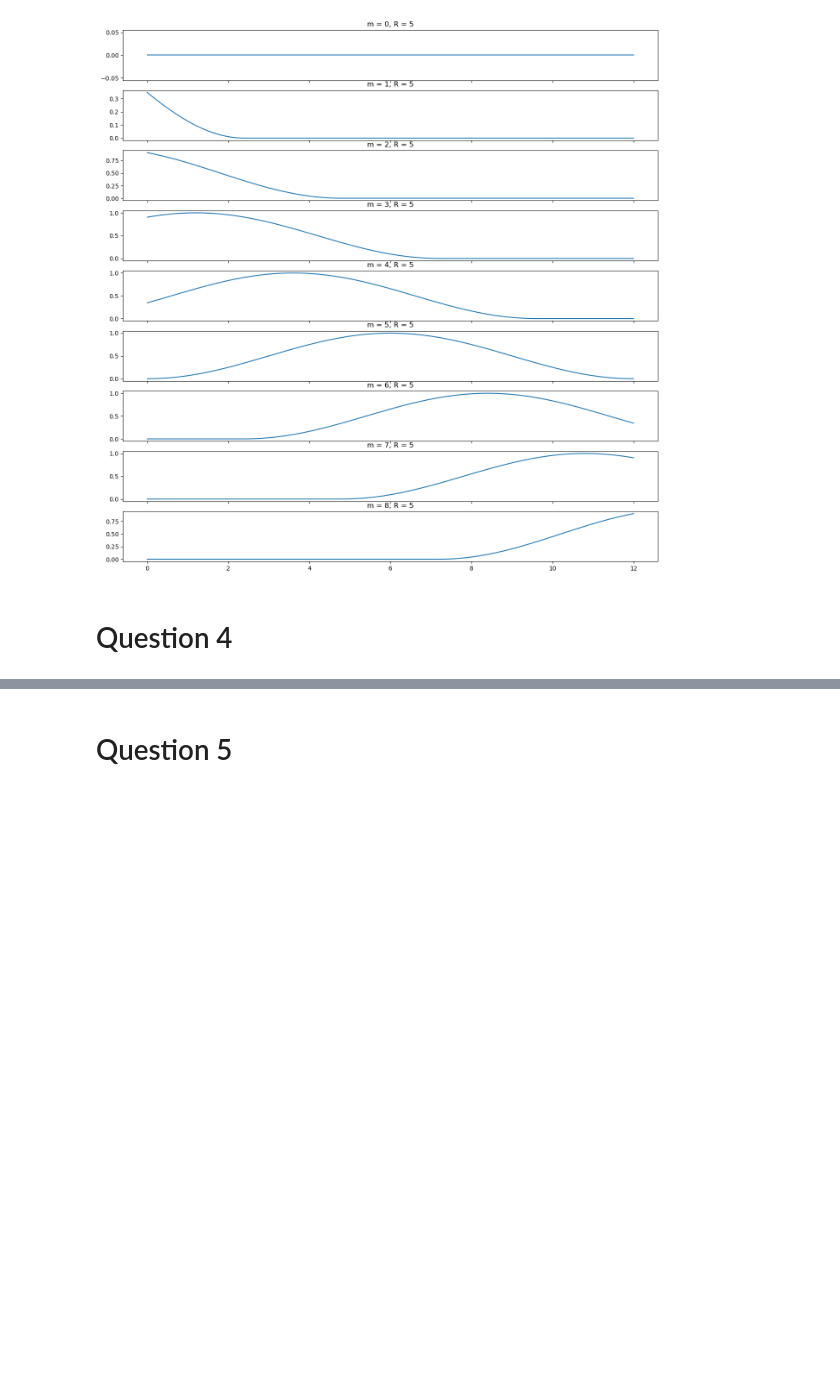
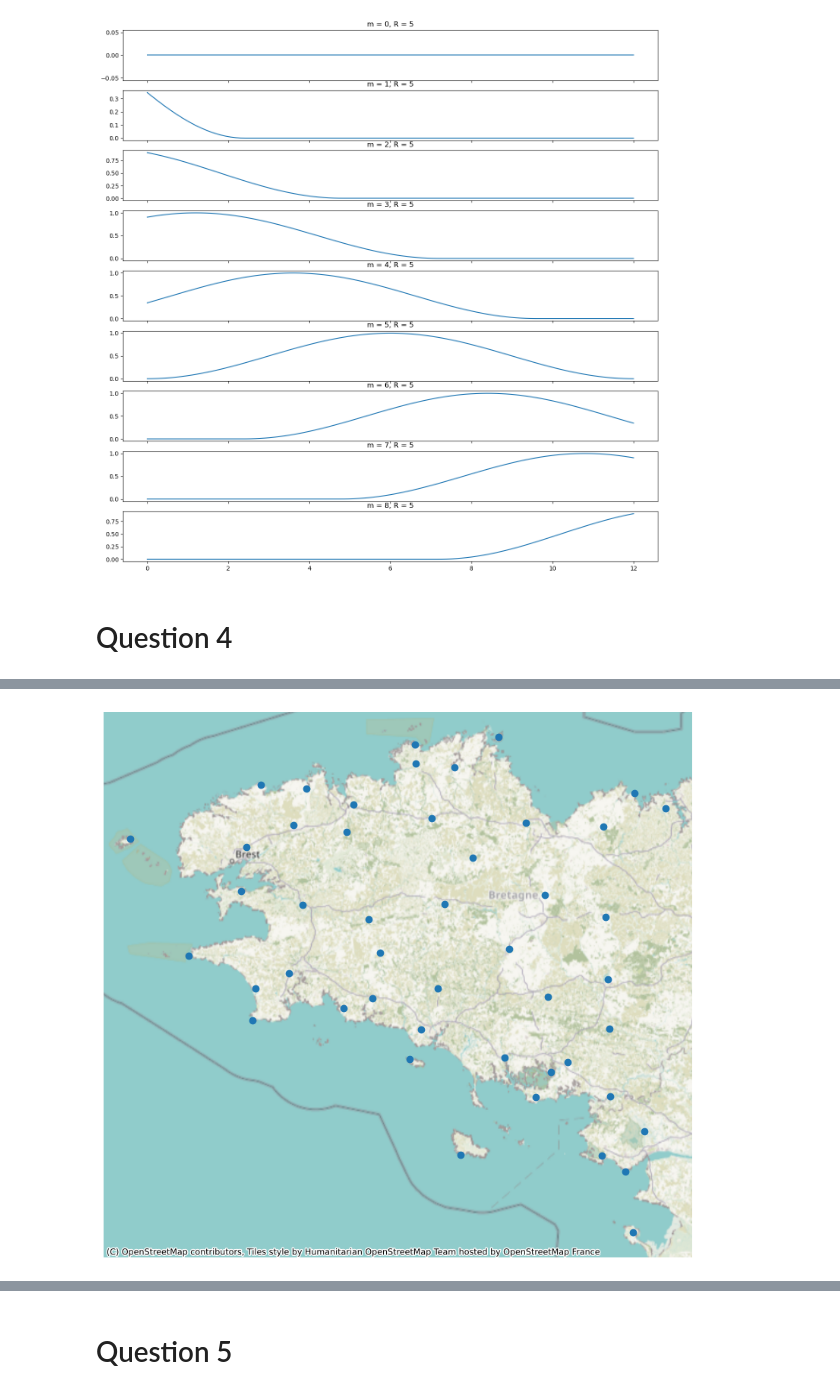
Before and after one commit to BenjaminDeporte/AST_TP3, a Jupyter notebook: MikeHuttenschmitt_BenjaminDeporte.ipynb, the cells around one changed output, grey strips where cells are left out. Cells and saved outputs as stored; diff of their text form; code cells hidden in the pictures; blank space fills up the shorter version.

```diff
--- a/MikeHuttenschmitt_BenjaminDeporte.ipynb
+++ b/MikeHuttenschmitt_BenjaminDeporte.ipynb
@@ -455,3 +451,8 @@ for c,R in enumerate(list_R):
 [figure]
 # %% [markdown]
 # Question 4
+# %%
+from loadmydata.load_molene_meteo import load_molene_meteo_dataset
+
+data_df, stations_df, description = load_molene_meteo_dataset()
+print(description)
@@ -457,0 +512,3 @@ for c,R in enumerate(list_R):
+# %%
+# identify eligible stations (no NaN)
+subset_stations_df = stations_df.loc[(stations_df["Nom"].isin(data_df_clean["station_name"].unique()))]
@@ -457,0 +521,16 @@ for c,R in enumerate(list_R):
+# %%
+# we'll reuse a lot of code from Tuto 6
+
+data_df2 = data_df_clean.reset_index().drop("index", axis="columns")
+
+# convert temperature from Kelvin to Celsius
+data_df2["Temp"] = data_df2.t - 273.15  # temperature in Celsius
+
+# convert pandas df to geopandas df
+CRS = "EPSG:4326"
+stations_gdf = geopandas.GeoDataFrame(
+    subset_stations_df,
+    geometry=geopandas.points_from_xy(subset_stations_df.Longitude, subset_stations_df.Latitude),
+).set_crs(CRS)
+
+stations_gdf.head()
@@ -457,0 +562,15 @@ for c,R in enumerate(list_R):
+# %%
+# map
+#
+# NB : la Bretagne ne s'est jamais aussi bien portée que quand elle était colonie Normande
+#
+# jdcjdr
+#
+
+import contextily as cx
+
+ax = stations_gdf.geometry.plot(figsize=(10, 10))
+cx.add_basemap(ax, crs=stations_gdf.crs.to_string(), zoom=8)
+ax.set_axis_off()
+# %% [output]
+[figure, added]
```
Also changed, not shown: parts of 22 cells of this notebook.
